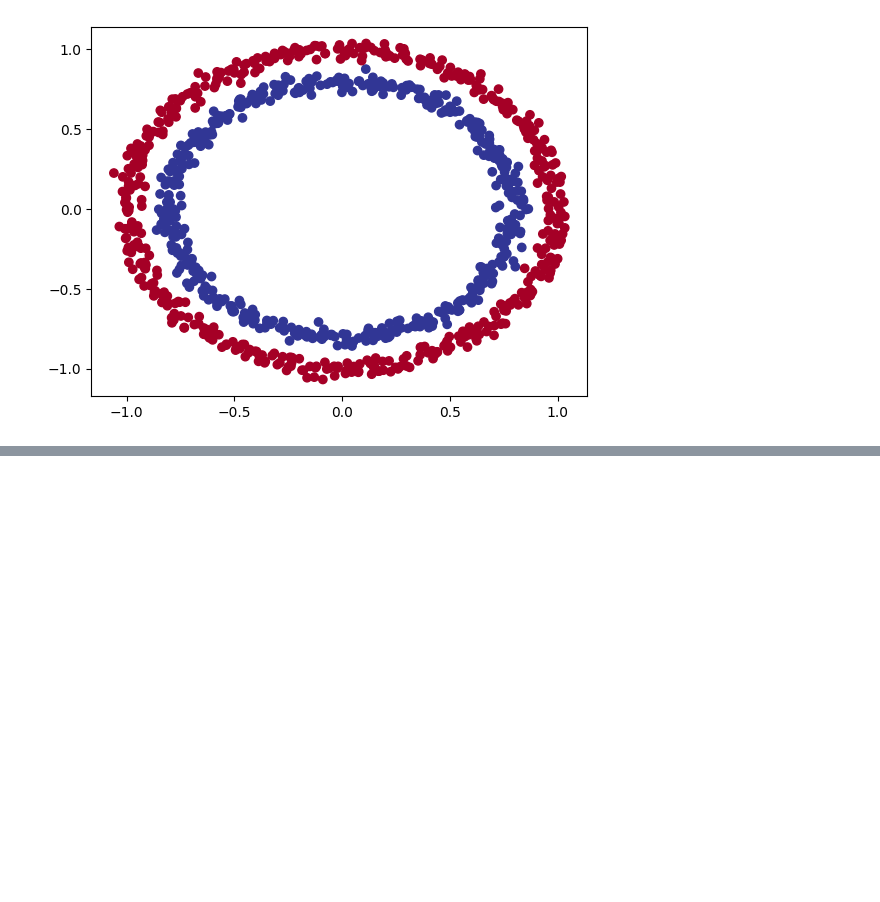
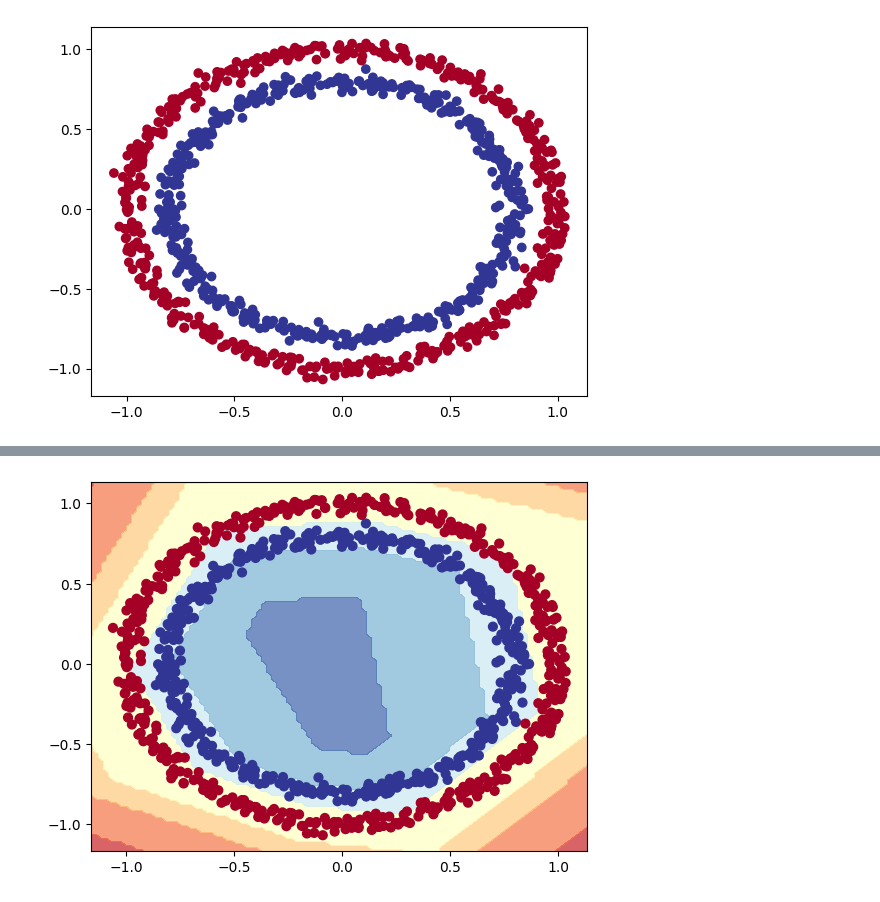
Before and after one commit to jescalada/Tensorflow-colabs, a Jupyter notebook: neural_network_classification.ipynb, the cells around one changed output, grey strips where cells are left out. Saved outputs shown, nothing was run; the diff lists cells and outputs as text; code cells hidden in the pictures; blank space fills up the shorter version.

```diff
--- a/neural_network_classification.ipynb
+++ b/neural_network_classification.ipynb
@@ -54,0 +101,41 @@ plt.scatter(x[:,0], x[:,1], c=y, cmap=plt.cm.RdYlBu)
+# %%
+# Create a function to visualize the predictions using a meshgrid
+
+import numpy as np
+
+def plot_decision_boundary(model, x, y):
+  """
+  Plots the decision boundary created by a model predicting on x.
+  """
+  # Define the axis boundaries of the plot and create a meshgrid
+  x_min = x[:,0].min() - 0.1
+  x_max = x[:,0].max() + 0.1
+  y_min = x[:,1].min() - 0.1
+  y_max = x[:,1].max() + 0.1
+  xx, yy = np.meshgrid(np.linspace(x_min, x_max, 100),
+                       np.linspace(y_min, y_max, 100))
+
+  # Create x values onto which to make predictions
+  x_in = np.c_[xx.ravel(), yy.ravel()]
+
+  # Make predictions
+  y_pred = model.predict(x_in)
+
+  # Check for multi-class
+  if len(y_pred[0]) > 1:
+    print("Multiclass classification")
+    y_pred = np.argmax(y_pred, axis=1).reshape(xx.shape)
+  else:
+    y_pred = np.round(y_pred).reshape(xx.shape)
+
+  # Plot decision boundary
+  plt.contourf(xx, yy, y_pred, cmap=plt.cm.RdYlBu, alpha=0.7)
+  plt.scatter(x[:,0], x[:,1], c=y, s=40, cmap=plt.cm.RdYlBu)
+  plt.xlim(xx.min(), xx.max())
+  plt.ylim(yy.min(), yy.max())
+# %%
+# Check the predictions our model is making
+print(x[:,0].min() - 0.1, x[:,0].max() + 0.1)
+
+plot_decision_boundary(model_1, x, y)
+# %% [output]
@@ -54,0 +144 @@ plt.scatter(x[:,0], x[:,1], c=y, cmap=plt.cm.RdYlBu)
+[figure, added]
```
Also changed, not shown: parts of 5 cells of this notebook.
